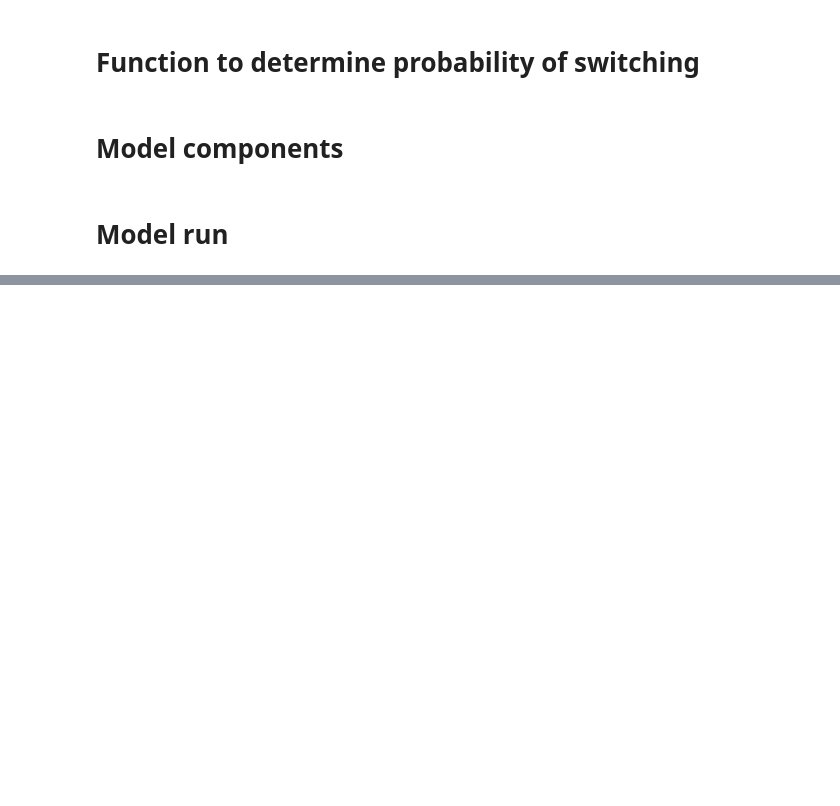
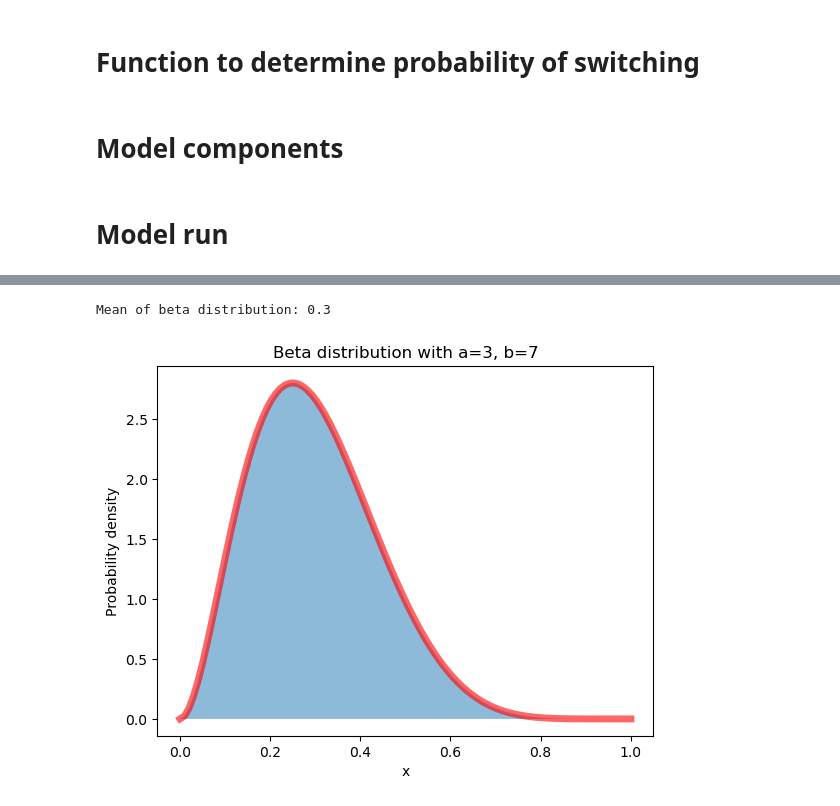
Before and after one commit to beckypadget/partnerswitching_model, a Jupyter notebook: model-classic.ipynb, the cells around one changed output, grey strips where cells are left out. Saved outputs shown, nothing was run; the diff lists cells and outputs as text; code cells hidden in the pictures; blank space fills up the shorter version.

```diff
--- a/model-classic.ipynb
+++ b/model-classic.ipynb
@@ -181 +342,20 @@ class Animal:
+# %%
+# plot pdf of beta given a and b
+fig, ax = plt.subplots()
+x = np.linspace(0, 1, 100)
+a = 3
+b = 7
+y = stats.beta.pdf(x, a, b)
+# print the mean of the beta
+mean = stats.beta.mean(a, b)
+print('Mean of beta distribution:', mean)
+ax.plot(x, y, 'r-', lw=5, alpha=0.6, label='beta pdf')
+ax.fill_between(x, y, alpha=0.5)
+ax.set_xlabel('x')
+ax.set_ylabel('Probability density')
+ax.set_title("Beta distribution with a={}, b={}".format(a, b))
+plt.show()
+# %% [output]
+Mean of beta distribution: 0.3
+[figure, added]
 # %%
```
Also changed, not shown: parts of 8 cells of this notebook, 12 other files.
